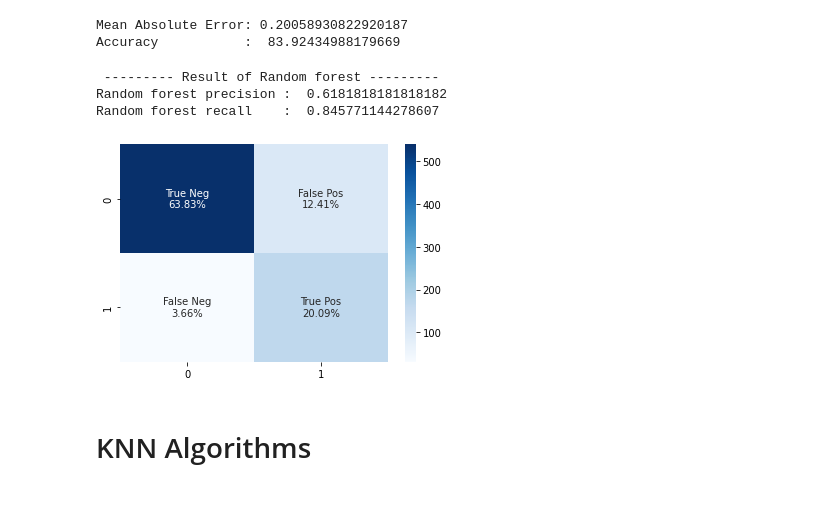
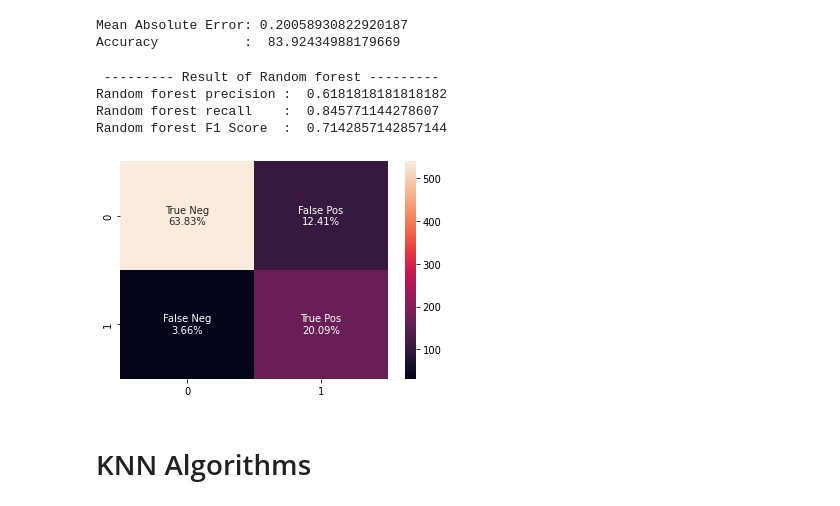
Before and after one commit to mertz1999/Alzheimer-s-Disease-Prediction, a Jupyter notebook: Alzh_Predict.ipynb, the cells around one changed output. Saved outputs shown, nothing was run; the diff lists cells and outputs as text; code cells hidden in the pictures.

```diff
--- a/Alzh_Predict.ipynb
+++ b/Alzh_Predict.ipynb
@@ -124,33 +142,35 @@ Accuracy           :  83.92434988179669
 # %%
 # --- Calculate precision and recall with cf matix
 cf_matrix = confusion_matrix(predictions, np.array(test_labels))
 precision = precision_score(predictions, np.array(test_labels))
 recall    = recall_score(predictions, np.array(test_labels))
-
+f1        = f1_score(predictions, np.array(test_labels))
 
 # Namee
 group_names = ['True Neg',
                'False Pos',
                'False Neg',
                'True Pos']
 
 # find precentages of each confusion matrix
 group_percentages = ['{0:.2%}'.format(value) for value in cf_matrix.flatten()/np.sum(cf_matrix)]
 
 # Make labels
 labels = [f'{v1}\n{v2}' for v1, v2 in zip(group_names,group_percentages)]
 labels = np.asarray(labels).reshape(2,2)
 
 # Plot heatmap
-sns.heatmap(cf_matrix, annot=labels, fmt='', cmap='Blues')
+sns.heatmap(cf_matrix, annot=labels, fmt='')
 
 # Print Info
 print(" --------- Result of Random forest ---------")
 print("Random forest precision : ", precision)
 print("Random forest recall    : ", recall)
+print("Random forest F1 Score  : ", f1)
 print("\n")
 # %% [output]
  --------- Result of Random forest ---------
 Random forest precision :  0.6181818181818182
 Random forest recall    :  0.845771144278607
+Random forest F1 Score  :  0.7142857142857144
-[figure, old version]
+[figure, new version]
```
Also changed, not shown: parts of 12 cells of this notebook.
